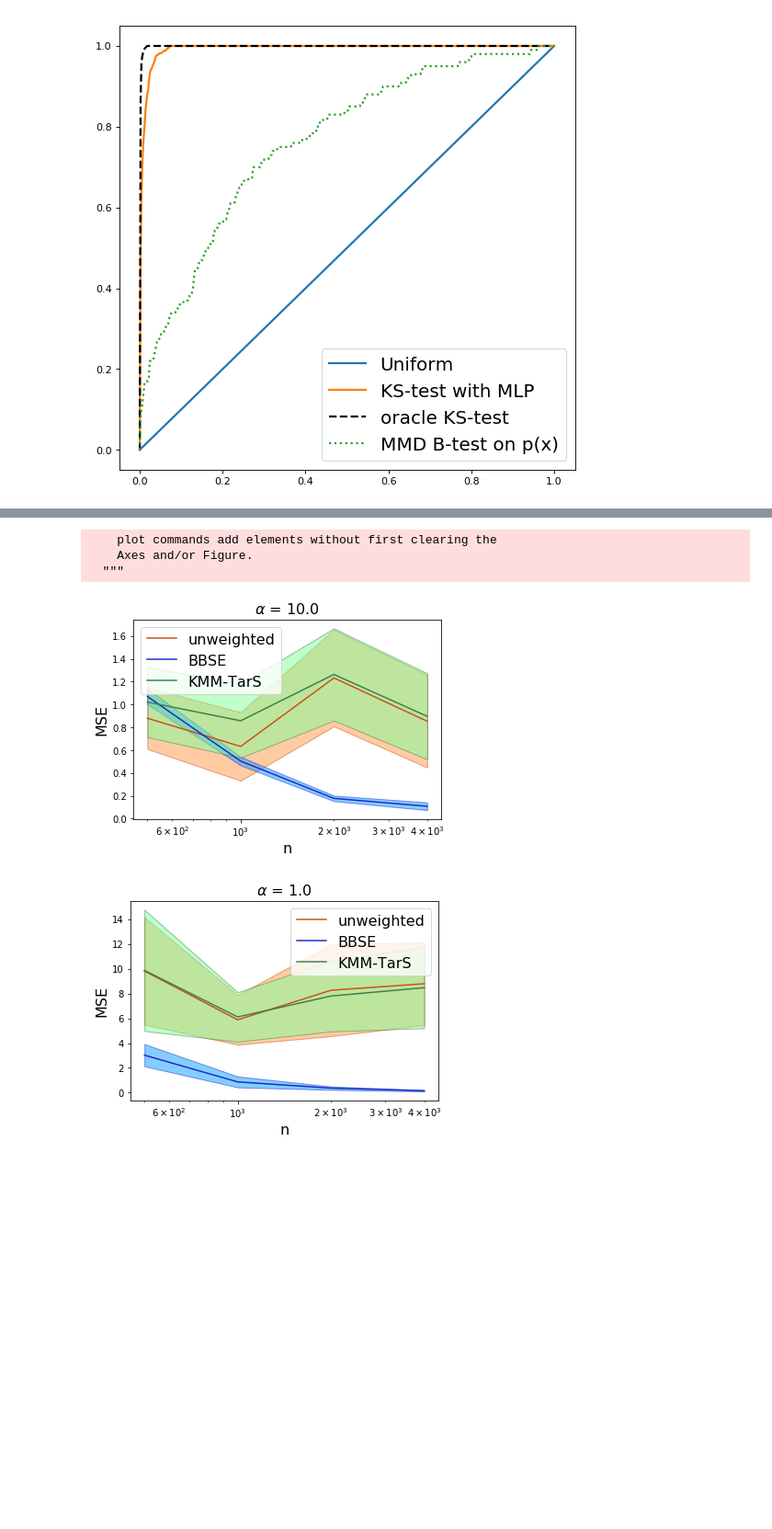
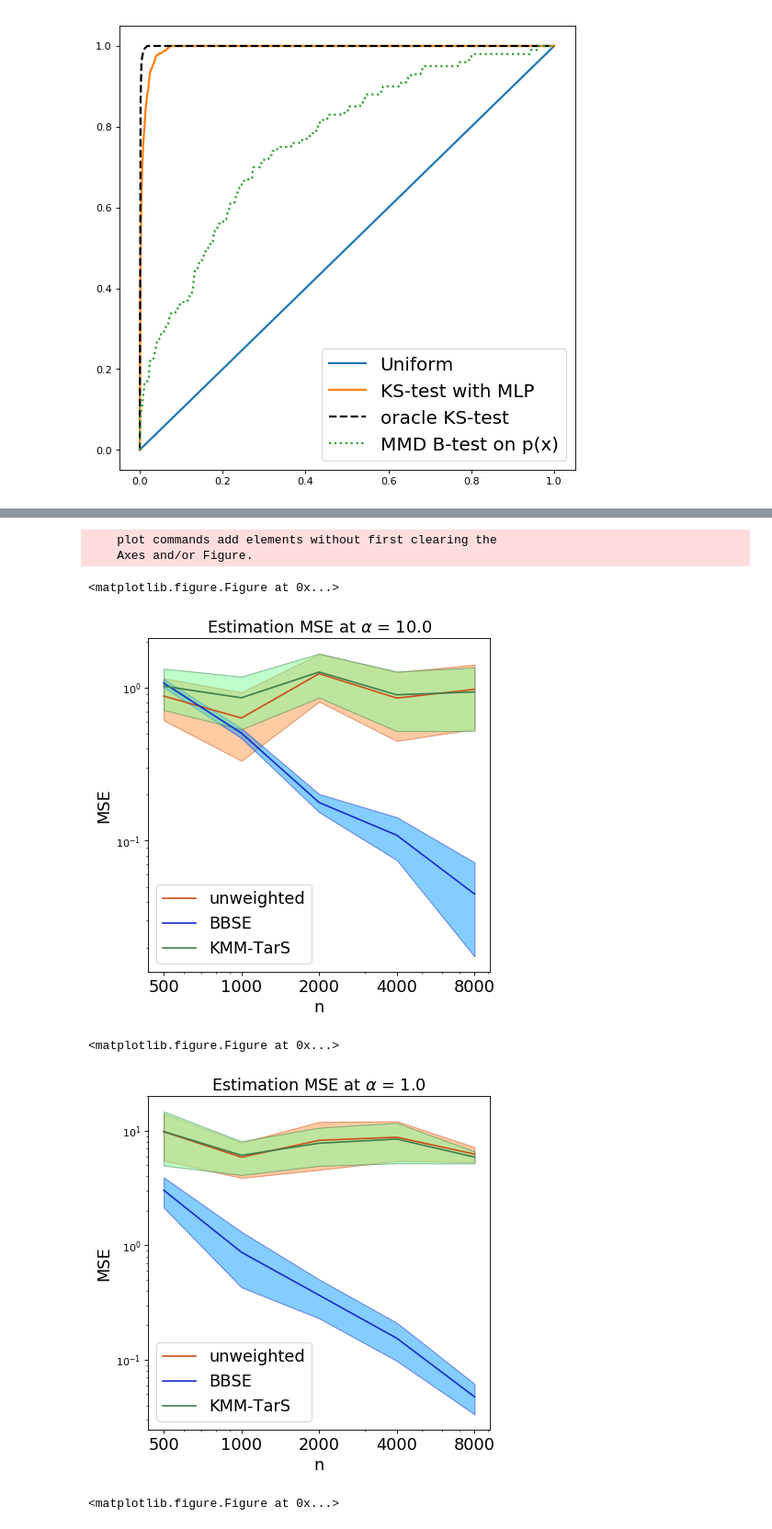
Before and after one commit to zackchase/label_shift, a Jupyter notebook: generate_figures.ipynb, the cells around one changed output, grey strips where cells are left out. Shown at 92% size. Cells and saved outputs as stored; diff of their text form; code cells hidden in the pictures; blank space fills up the shorter version.

Commit message:
new figures of estimation error and delta as a function of increasing n

```diff
--- a/generate_figures.ipynb
+++ b/generate_figures.ipynb
@@ -93,7 +93,7 @@ for (delta,item1,item2,item3) in zip(deltalist,cdflist,cdflist_oracle,cdflist_x)
 [figure]
 [figure]
 # %%
-results = pickle.load(open("results_exp_benchmarking.p", "rb"), encoding='latin1')
+results = pickle.load(open("results_exp_benchmarking-jan29.p", "rb"), encoding='latin1')
 #ToPickle = [alpha_range, nlist, num_runs, methods_name, allresults]
 #allresults[(alpha,n)].append([results,p_P,p_Q])
 #results are {"acc_list": acc_list, "wt_list": wt_list}
@@ -109,18 +109,23 @@ allresults = results[4]
 MSE_vs_n = {}
 STD_vs_n = {}
 
+ACC_vs_n = {}
+ACCSTD_vs_n = {}
 
 for alpha in alpha_range:
     for name in methods_name:
         MSE_vs_n[(alpha,name)] = []
         STD_vs_n[(alpha,name)] = []
-    for n in nlist[:4]:
+        ACC_vs_n[(alpha,name)] = []
+        ACCSTD_vs_n[(alpha,name)] = []
+    for n in nlist[:5]:
         tmp = allresults[(alpha,n)]
         print(n)
 
         rep_data={}
         for name in methods_name:
-            rep_data[name]=[]
+            rep_data[("estimation",name)] = []
+            rep_data[("testacc",name)] = []
 
         for exp_results in tmp: # enumerate over repeats
             p_P = exp_results[1]
@@ -128,11 +133,15 @@ for alpha in alpha_range:
             w0 = np.array(p_Q)/np.array(p_P)
             tmp1 = exp_results[0]
             wt_list = tmp1["wt_list"]
-            for (wt,name) in zip(wt_list,methods_name):
-                rep_data[name].append(np.sum((wt-w0)**2))
-                print(name, " MSE", np.sum((wt-w0)**2))
+            acc_list = tmp1["acc_list"]
+            for (wt,acc,name) in zip(wt_list,acc_list,methods_name):
+                rep_data[("estimation",name)].append(np.sum((wt-w0)**2))
+                rep_data[("testacc",name)].append(acc[0])
+                print(name, " MSE", np.sum((wt-w0)**2), "ACC", acc[0])
         for name in methods_name:
-            MSE_vs_n[(alpha,name)].append(np.mean(np.array(rep_data[name])))
-            STD_vs_n[(alpha,name)].append(np.std(np.array(rep_data[name])))
+            MSE_vs_n[(alpha,name)].append(np.mean(np.array(rep_data[("estimation",name)])))
+            STD_vs_n[(alpha,name)].append(np.std(np.array(rep_data[("estimation",name)])))
+            ACC_vs_n[(alpha,name)].append(np.mean(np.array(rep_data[("testacc",name)])))
+            ACCSTD_vs_n[(alpha,name)].append(np.std(np.array(rep_data[("testacc",name)])))
 # %% [output]
 500
@@ -155,28 +164,32 @@ KMM-TarS  MSE 20.825304325340763
 # %%
 colorlist=['#CC4F1B','#1B2ACC','#3F7F4C']
 facecolorlist =['#FF9848','#089FFF','#7EFF99']
 for alpha in alpha_range:
     plt.clf()
+    fig = plt.figure(num=None, figsize=(6, 6), dpi=80, facecolor='w', edgecolor='k')
     plt.hold(1)
 
-    x=nlist[:4];
+    x=nlist[:5];
     for i,name in enumerate(methods_name):
         y=np.array(MSE_vs_n[(alpha,name)])
         error = np.array(STD_vs_n[(alpha,name)])
         plt.plot(x, y, 'k', color=colorlist[i])
         plt.fill_between(x, y-error, y+error,
             alpha=0.5, edgecolor=colorlist[i], facecolor=facecolorlist[i])
 
     plt.legend(methods_name,fontsize=16)
     plt.xlabel("n", fontsize=16)
     plt.ylabel("MSE", fontsize=16)
     plt.xscale('log')
-    #plt.yscale('log')
-    plt.title(r"$\alpha$ = "+repr(alpha), fontsize=16)
+    plt.xticks(nlist,nlist,fontsize=16)
+    plt.yscale('log')
+    plt.title(r"Estimation MSE at $\alpha$ = "+repr(alpha), fontsize=16)
     plt.show()
 # %% [output]
     plot commands add elements without first clearing the
     Axes and/or Figure.
-  """
+<matplotlib.figure.Figure at 0x...>
-[figure, old version]
+[figure, new version]
+<matplotlib.figure.Figure at 0x...>
-[figure, old version]
+[figure, new version]
+<matplotlib.figure.Figure at 0x...>
```
Also changed, not shown: parts of 3 cells of this notebook, 1 other file.
